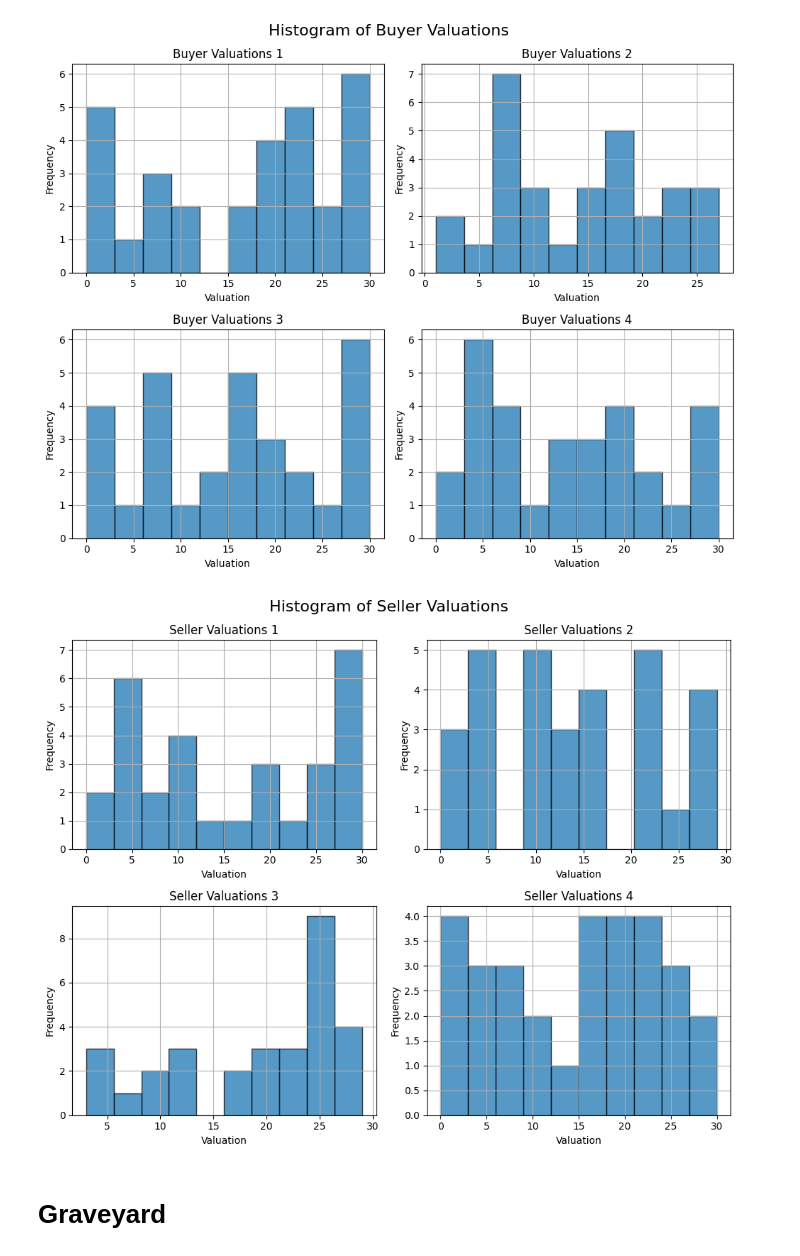
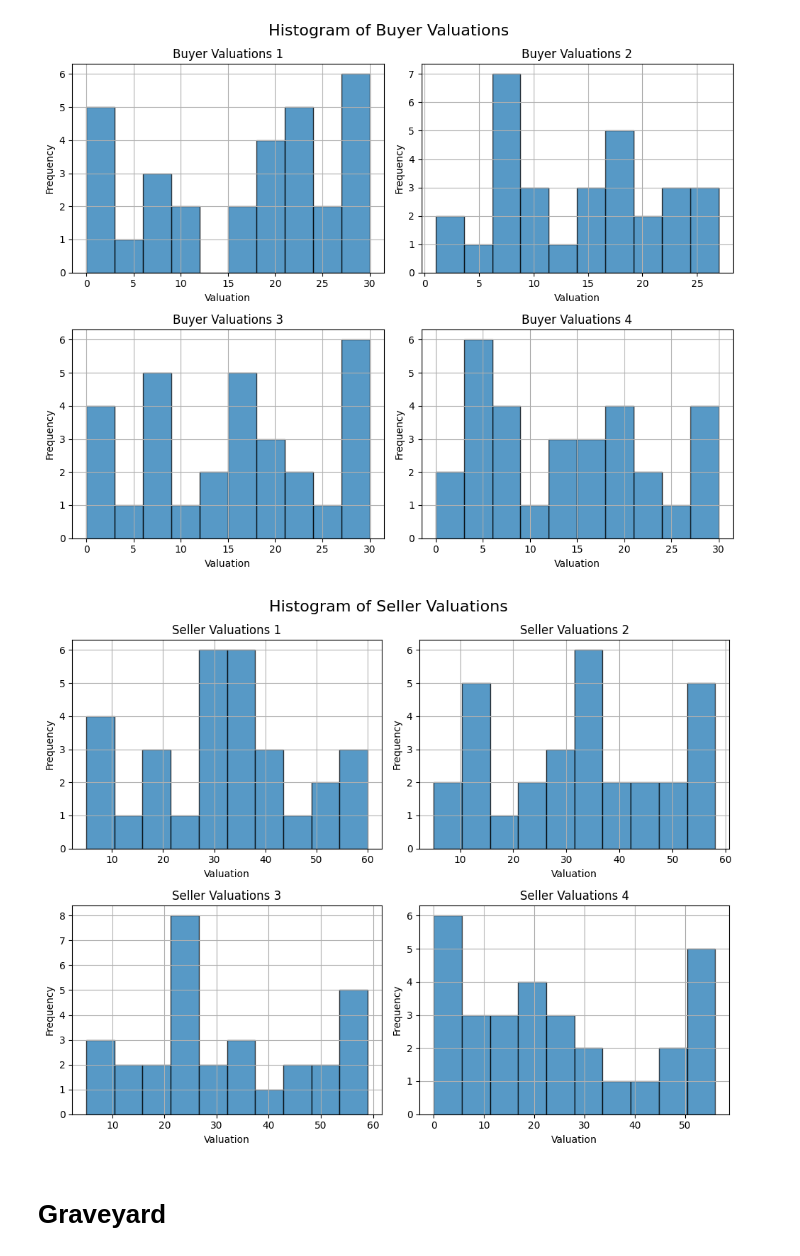
Before and after one commit to NicolasRoever/bargaining_experiment, a Jupyter notebook: randomization_values.ipynb, the cells around one changed output. Saved outputs shown, nothing was run; the diff lists cells and outputs as text; code cells hidden in the pictures.

```diff
--- a/randomization_values.ipynb
+++ b/randomization_values.ipynb
@@ -51,20 +51,23 @@ with open(current_dir / "bargain_live" / "randomization_values" / f"termination_
 # Create the four buyer valuations
 for i in range(1,5):
     np.random.seed(45 + i)
-    globals()[f'buyer_valuations_{i}'] = np.random.randint(0, 31, 30)
+    globals()[f'buyer_valuations_onesided_{i}'] = np.random.randint(0, 31, 30)
+    globals()[f'seller_valuations_onesided_{i}'] = np.zeros(30)
 # %%
 # Create the four seller valuations
 for i in range(1,5):
     np.random.seed(50 + i)
-    globals()[f'seller_valuations_{i}'] = np.random.randint(0, 31, 30)
+    globals()[f'seller_valuations_twosided_{i}'] = np.random.randint(0, 61, 30)
+    np.random.seed(100 + i)
+    globals()[f'buyer_valuations_twosided_{i}'] = np.random.randint(0, 61, 30)
 # %%
 # Create a plot grid for histograms
 # Store the valuation vectors in a list
 buyer_valuations = [
-    buyer_valuations_1,
-    buyer_valuations_2,
-    buyer_valuations_3,
-    buyer_valuations_4
+    buyer_valuations_onesided_1,
+    buyer_valuations_onesided_2,
+    buyer_valuations_onesided_3,
+    buyer_valuations_onesided_4
 ]
 
 fig, axes = plt.subplots(2, 2, figsize=(10, 8))
@@ -84,27 +87,27 @@ plt.show()
 [figure]
 # %%
 seller_valuations = [
-    seller_valuations_1,
-    seller_valuations_2,
-    seller_valuations_3,
-    seller_valuations_4
+    seller_valuations_twosided_1,
+    seller_valuations_twosided_2,
+    seller_valuations_twosided_3,
+    seller_valuations_twosided_4
 ]
 
 fig, axes = plt.subplots(2, 2, figsize=(10, 8))
 fig.suptitle('Histogram of Seller Valuations', fontsize=16)
 
 # Plot histograms for each seller valuation vector
 for i, ax in enumerate(axes.flat, start=1):
     ax.hist(seller_valuations[i-1], bins=10, alpha=0.75, edgecolor='black')
     ax.set_title(f'Seller Valuations {i}')
     ax.set_xlabel('Valuation')
     ax.set_ylabel('Frequency')
     ax.grid(True)
 
 plt.tight_layout()
 plt.show()
 # %% [output]
-[figure, old version]
+[figure, new version]
 # %%
 np.random.seed(42)
 
```
Also changed, not shown: parts of 1 cell of this notebook, 16 other files.
